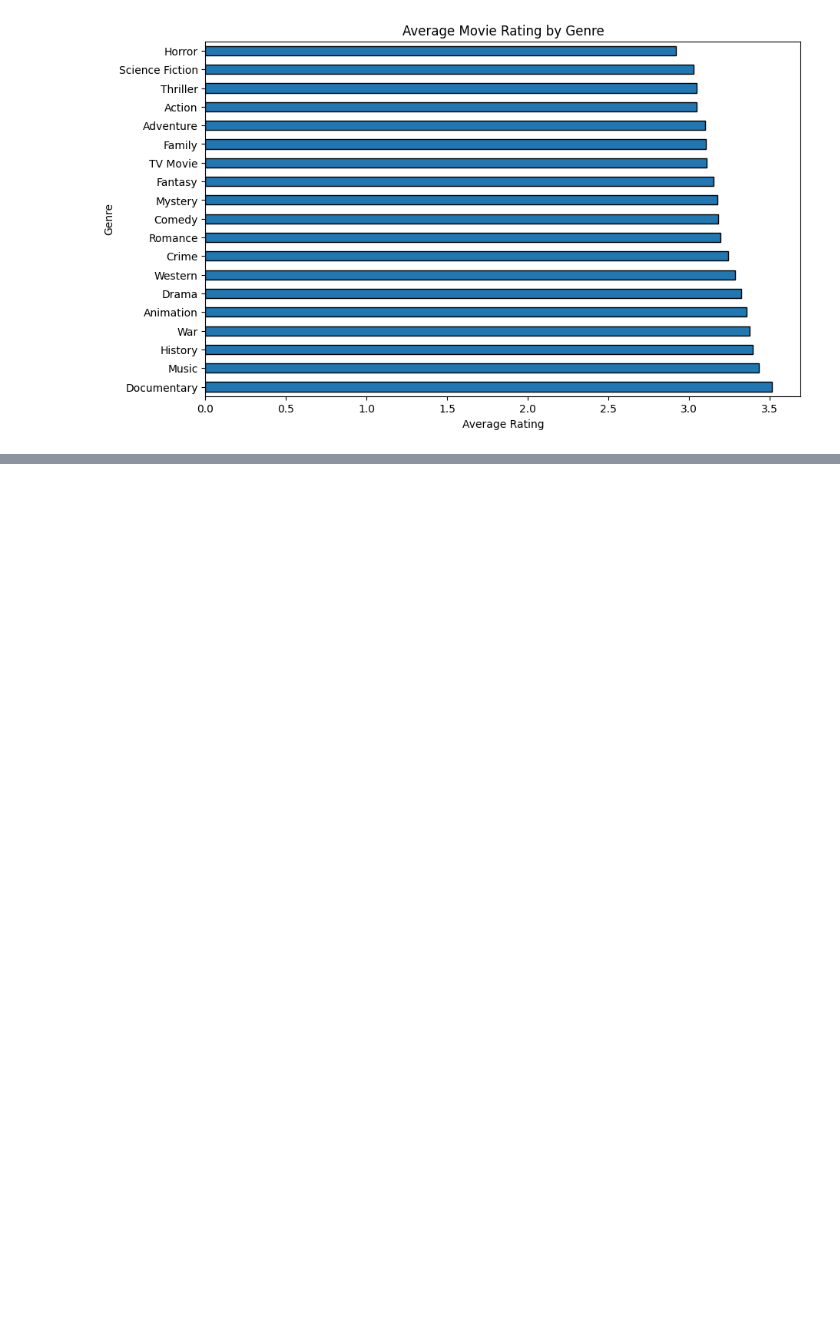
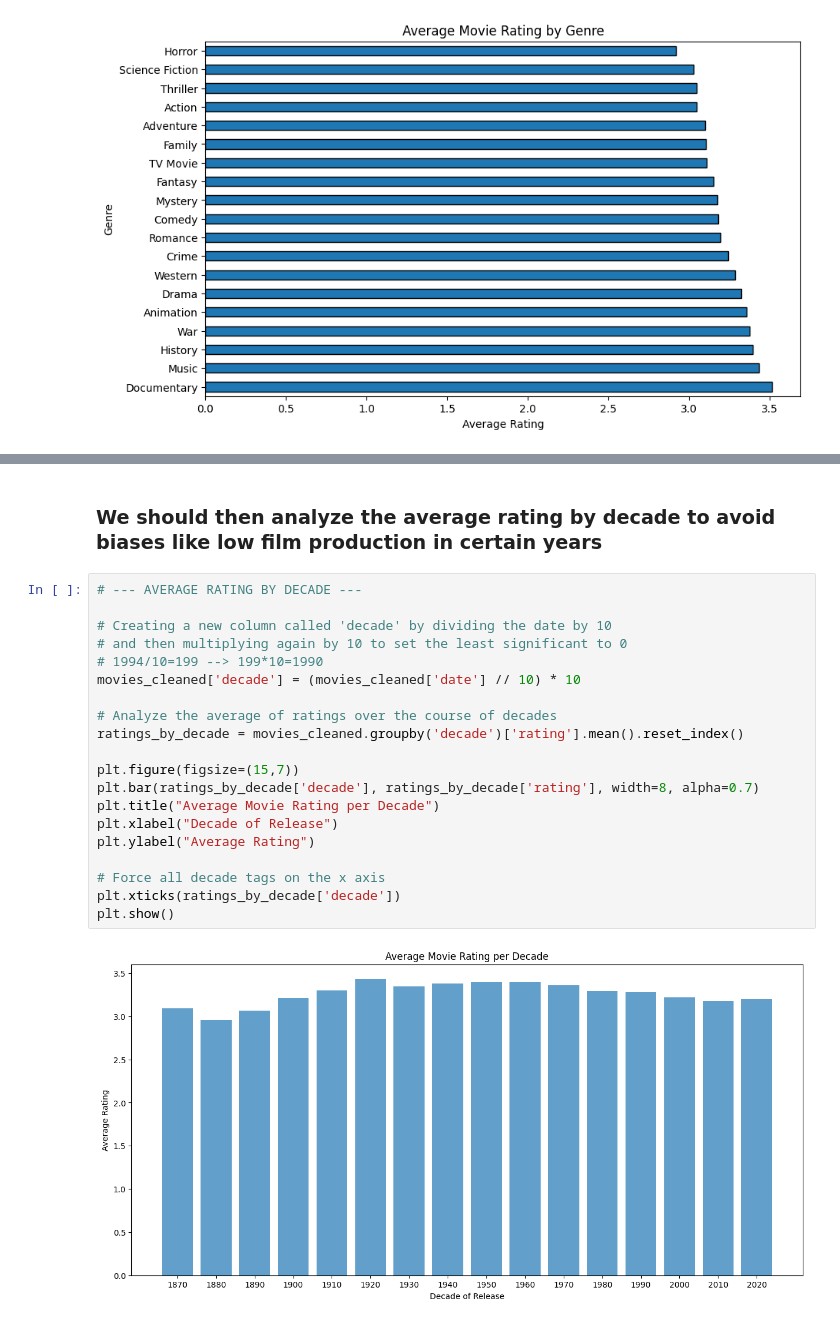
Before and after one commit to FandriS7276/IUM-TWEB, a Jupyter notebook: Multivariate Analysis.ipynb, the cells around one changed output, grey strips where cells are left out. Cells and saved outputs as stored; diff of their text form; blank space fills up the shorter version.

```diff
--- a/Multivariate Analysis.ipynb
+++ b/Multivariate Analysis.ipynb
@@ -53,0 +79,24 @@ plt.show()
+# %% [markdown]
+### We should then analyze the average rating by decade to avoid biases like low film production in certain years
+# %%
+# --- AVERAGE RATING BY DECADE ---
+
+# Creating a new column called 'decade' by dividing the date by 10
+# and then multiplying again by 10 to set the least significant to 0
+# 1994/10=199 --> 199*10=1990
+movies_cleaned['decade'] = (movies_cleaned['date'] // 10) * 10
+
+# Analyze the average of ratings over the course of decades
+ratings_by_decade = movies_cleaned.groupby('decade')['rating'].mean().reset_index()
+
+plt.figure(figsize=(15,7))
+plt.bar(ratings_by_decade['decade'], ratings_by_decade['rating'], width=8, alpha=0.7)
+plt.title("Average Movie Rating per Decade")
+plt.xlabel("Decade of Release")
+plt.ylabel("Average Rating")
+
+# Force all decade tags on the x axis
+plt.xticks(ratings_by_decade['decade'])
+plt.show()
+# %% [output]
+[figure, added]
```
Also changed, not shown: parts of 6 cells of this notebook.
